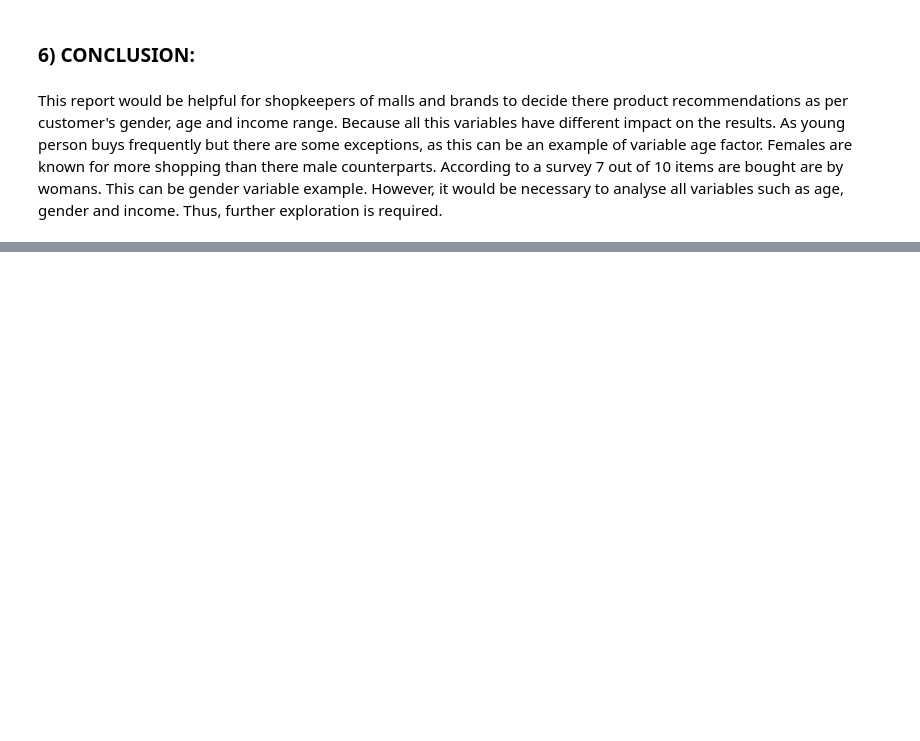
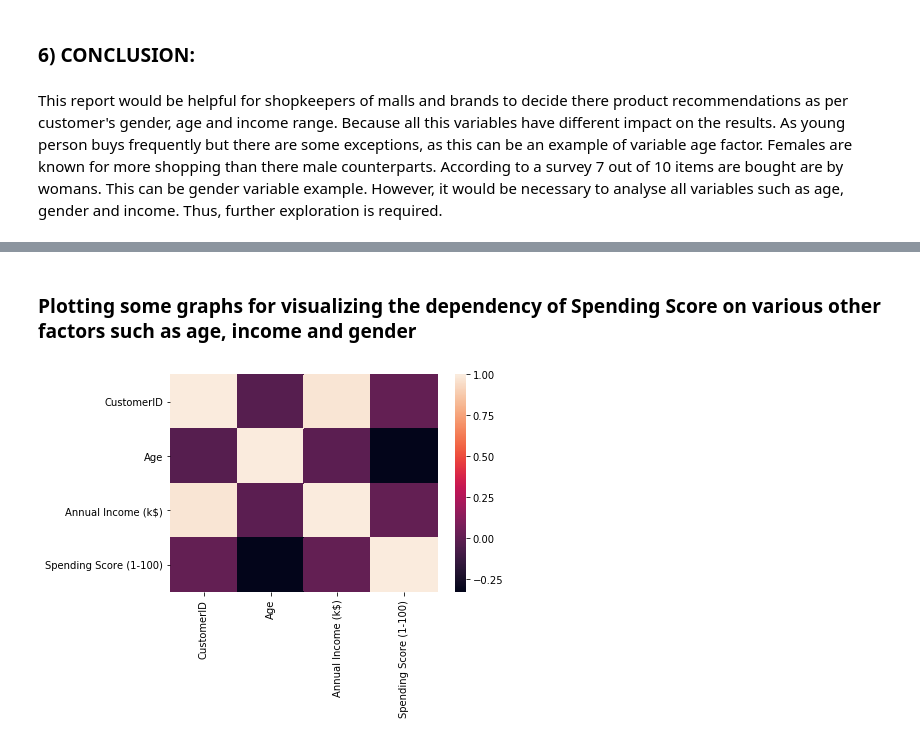
Before and after one commit to ritiksarda/Coursera_Capstone, a Jupyter notebook: FINAL CAPSTONE.ipynb, the cells around one changed output, grey strips where cells are left out. Saved outputs shown, nothing was run; the diff lists cells and outputs as text; code cells hidden in the pictures; blank space fills up the shorter version.

```diff
--- a/FINAL CAPSTONE.ipynb
+++ b/FINAL CAPSTONE.ipynb
@@ -30,0 +44,7 @@ This report would be helpful for shopkeepers of malls and brands to decide there
+# %%
+body = client_a682aa2f2d1848d7830cac30ac9eb951.get_object(Bucket='finalcapstoneprojectweek1-donotdelete-pr-zi9wiuvhpcgmu2',Key='Mall_Customers.csv')['Body']
+# add missing __iter__ method, so pandas accepts body as file-like object
+if not hasattr(body, "__iter__"): body.__iter__ = types.MethodType( __iter__, body )
+
+df = pd.read_csv(body)
+df
@@ -30,0 +96,12 @@ This report would be helpful for shopkeepers of malls and brands to decide there
+# %% [markdown]
+### Plotting some graphs for visualizing the dependency of Spending Score on various other factors such as age, income and gender
+# %%
+import seaborn as sns
+from matplotlib import pyplot as plt
+
+# Create heatmap
+sns.heatmap(df.corr())
+# Render plot
+plt.show()
+# %% [output]
+[figure, added]
```
Also changed, not shown: parts of 56 cells of this notebook.
